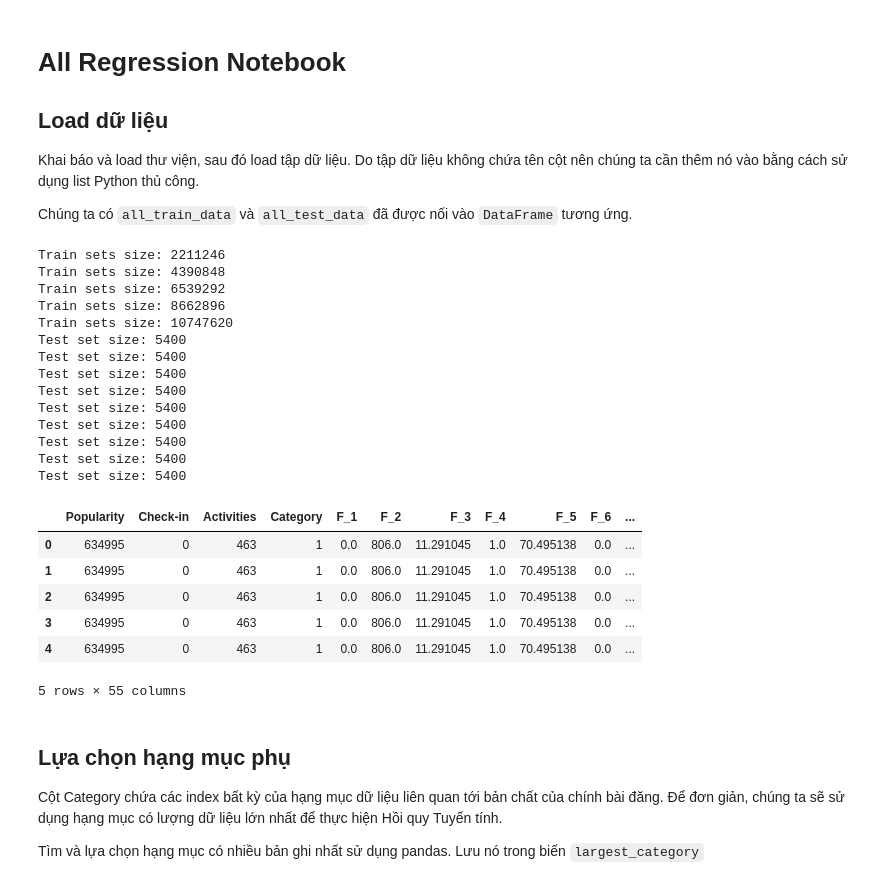
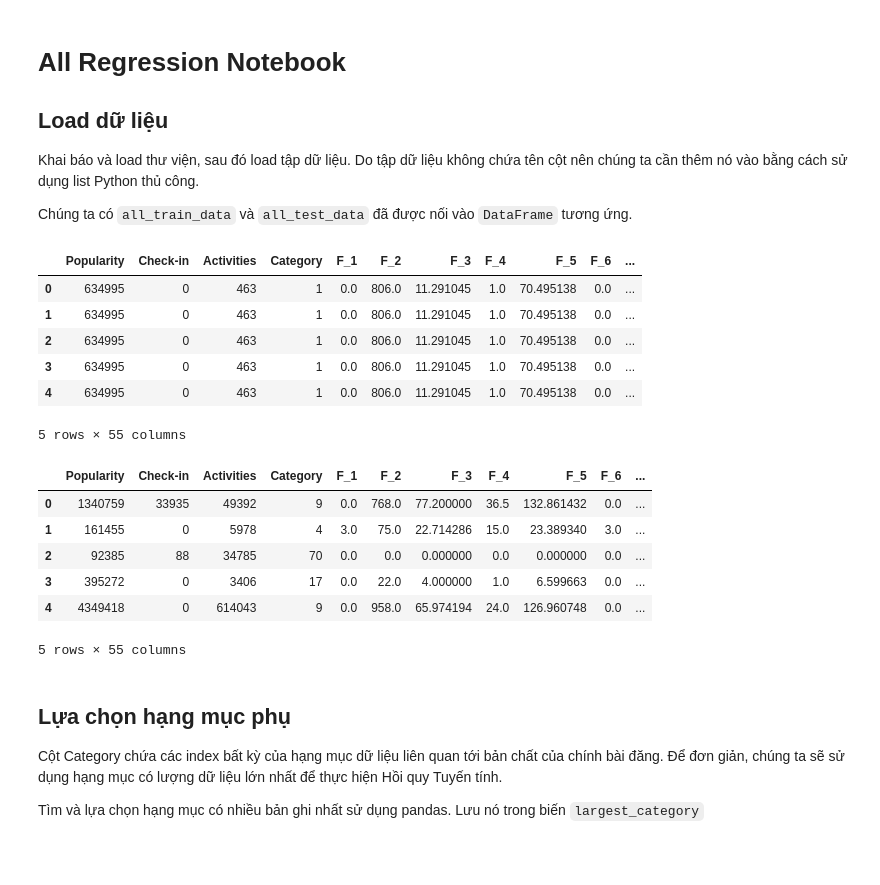
Before and after one commit to aidino/funix, a Jupyter notebook: labs/c2-regression/assignment-1/asm1.ipynb, the cells around one changed output. Drawn from its saved outputs; the diff is of its cells as text; code cells hidden in the pictures; blank space fills up the shorter version.

```diff
--- a/labs/c2-regression/assignment-1/asm1.ipynb
+++ b/labs/c2-regression/assignment-1/asm1.ipynb
@@ -9,6 +9,9 @@ import pandas
 import numpy as np
 import matplotlib.pyplot as plt
 %matplotlib inline
+
+import warnings
+warnings.filterwarnings('ignore')
 
 columns_name = ["Popularity", "Check-in", "Activities", "Category"] \
             + ["F_{:d}".format(i) for i in range(1, 26)] \
@@ -18,15 +21,11 @@ columns_name = ["Popularity", "Check-in", "Activities", "Category"] \
             + ["Base_date_{:d}".format(i) for i in range(1, 8)] \
             + ["Span count"]
 all_train_data = [pandas.read_csv("Dataset/Training/Features_Variant_{:d}.csv".format(d), header=None) for d in range(1, 6)]
-for data in all_train_data:
-    print("Train sets size: {:d}".format(data.size))
-# Viết code nối dữ liệu huấn luyện
-...
+# join all the training data
+train_data = pandas.concat(all_train_data, ignore_index=True)
 train_data.columns = columns_name
-
 all_test_data = [pandas.read_csv("Dataset/Testing/TestSet/Test_Case_{:d}.csv".format(d), header=None) for d in range(1, 10)]
-# Viết code nối dữ liệu kiểm tra
-...
+test_data = pandas.concat(all_test_data, ignore_index=True)
 test_data.columns = columns_name
 
 train_data["bias"] = 1
@@ -34,27 +33,23 @@ test_data["bias"] = 1
 
 train_data.head()
 # %% [output]
+|  | Popularity | Check-in | Activities | Category | F_1 | F_2 | F_3 | F_4 | F_5 | F_6 | ... |
+| 0 | 634995 | 0 | 463 | 1 | 0.0 | 806.0 | 11.291045 | 1.0 | 70.495138 | 0.0 | ... |
+| 1 | 634995 | 0 | 463 | 1 | 0.0 | 806.0 | 11.291045 | 1.0 | 70.495138 | 0.0 | ... |
+| 2 | 634995 | 0 | 463 | 1 | 0.0 | 806.0 | 11.291045 | 1.0 | 70.495138 | 0.0 | ... |
+| 3 | 634995 | 0 | 463 | 1 | 0.0 | 806.0 | 11.291045 | 1.0 | 70.495138 | 0.0 | ... |
+| 4 | 634995 | 0 | 463 | 1 | 0.0 | 806.0 | 11.291045 | 1.0 | 70.495138 | 0.0 | ... |
-Train sets size: 2211246
-Train sets size: 4390848
-Train sets size: 6539292
-Train sets size: 8662896
-Train sets size: 10747620
-Test set size: 5400
-Test set size: 5400
-Test set size: 5400
-Test set size: 5400
-Test set size: 5400
-Test set size: 5400
-Test set size: 5400
-Test set size: 5400
-Test set size: 5400
+5 rows × 55 columns
-|  | Popularity | Check-in | Activities | Category | F_1 | F_2 | F_3 | F_4 | F_5 | F_6 | ... |
-| 0 | 634995 | 0 | 463 | 1 | 0.0 | 806.0 | 11.291045 | 1.0 | 70.495138 | 0.0 | ... |
-| 1 | 634995 | 0 | 463 | 1 | 0.0 | 806.0 | 11.291045 | 1.0 | 70.495138 | 0.0 | ... |
-| 2 | 634995 | 0 | 463 | 1 | 0.0 | 806.0 | 11.291045 | 1.0 | 70.495138 | 0.0 | ... |
-| 3 | 634995 | 0 | 463 | 1 | 0.0 | 806.0 | 11.291045 | 1.0 | 70.495138 | 0.0 | ... |
-| 4 | 634995 | 0 | 463 | 1 | 0.0 | 806.0 | 11.291045 | 1.0 | 70.495138 | 0.0 | ... |
-5 rows × 55 columns
+# %%
+test_data.head()
+# %% [output]
+|  | Popularity | Check-in | Activities | Category | F_1 | F_2 | F_3 | F_4 | F_5 | F_6 | ... |
+| 0 | 1340759 | 33935 | 49392 | 9 | 0.0 | 768.0 | 77.200000 | 36.5 | 132.861432 | 0.0 | ... |
+| 1 | 161455 | 0 | 5978 | 4 | 3.0 | 75.0 | 22.714286 | 15.0 | 23.389340 | 3.0 | ... |
+| 2 | 92385 | 88 | 34785 | 70 | 0.0 | 0.0 | 0.000000 | 0.0 | 0.000000 | 0.0 | ... |
+| 3 | 395272 | 0 | 3406 | 17 | 0.0 | 22.0 | 4.000000 | 1.0 | 6.599663 | 0.0 | ... |
+| 4 | 4349418 | 0 | 614043 | 9 | 0.0 | 958.0 | 65.974194 | 24.0 | 126.960748 | 0.0 | ... |
+5 rows × 55 columns
 # %% [markdown]
 ## Lựa chọn hạng mục phụ
 Cột Category chứa các index bất kỳ của hạng mục dữ liệu liên quan tới bản chất của chính bài đăng. Để đơn giản, chúng ta sẽ sử dụng hạng mục có lượng dữ liệu lớn nhất để thực hiện Hồi quy Tuyến tính.
```
Also changed, not shown: parts of 23 cells of this notebook, 1 other file.
